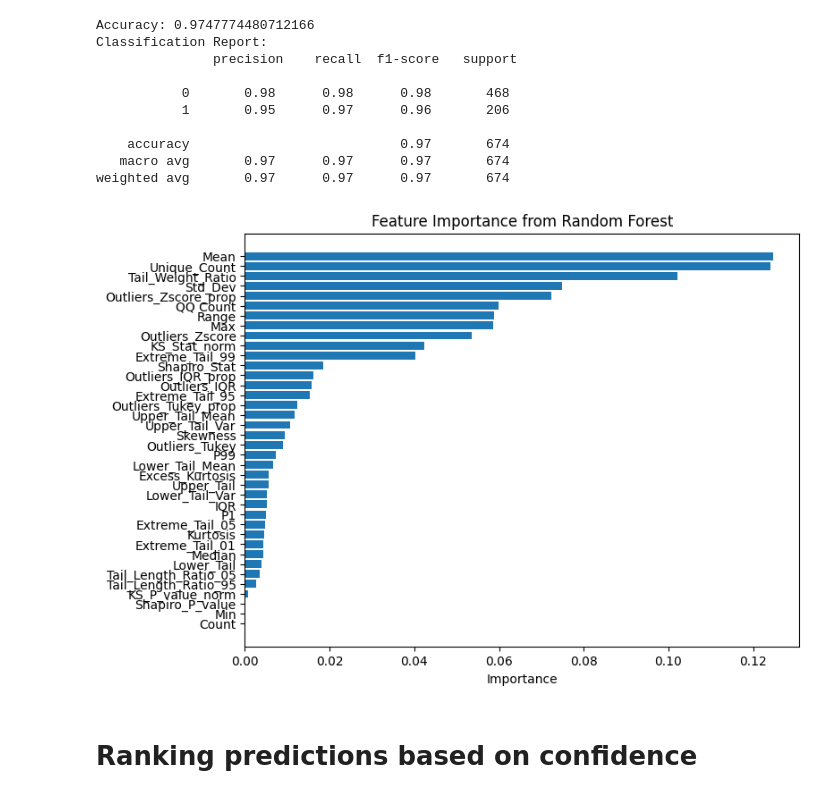
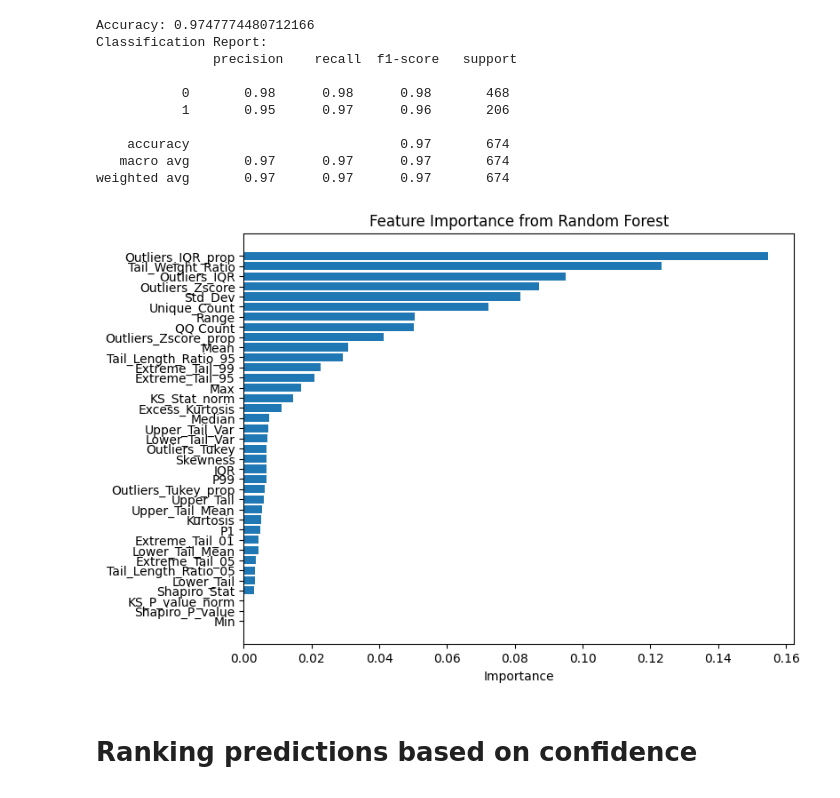
Before and after one commit to chan-cee/wafers, a Jupyter notebook: Luna/Modelling/Luna Modelling.ipynb, the cells around one changed output. Drawn from its saved outputs; the diff is of its cells as text; code cells hidden in the pictures.

Commit message:
abstract split column and update model

```diff
--- a/Luna/Modelling/Luna Modelling.ipynb
+++ b/Luna/Modelling/Luna Modelling.ipynb
@@ -103,7 +83,7 @@ from imblearn.over_sampling import SMOTE
 smote = SMOTE(random_state=42)
 X_train_smote, y_train_smote = smote.fit_resample(X_train, y_train)
 # %%
-model_smote = RandomForestClassifier() # class_weight={0: 1, 1: 10}
+model_smote = RandomForestClassifier(class_weight={0: 1, 1: 5}) # class_weight={0: 1, 1: 10}
 model_smote.fit(X_train_smote, y_train_smote)
 
 y_pred_smote = model_smote.predict(X_test)
@@ -325,22 +305,22 @@ weighted avg       0.97      0.97      0.97       674
 # %%
 import pandas as pd
 import matplotlib as plt
 
 importances = model_smote.feature_importances_
 
 importance_df = pd.DataFrame({
-    'Feature': X_train_smote.columns,
+    'Feature': X_train.columns,
     'Importance': importances
 }).sort_values(by='Importance', ascending=True)
 
 import matplotlib.pyplot as plt
 plt.figure(figsize=(8, 6))
 plt.barh(importance_df['Feature'], importance_df['Importance'])
 plt.xlabel('Importance')
 plt.title('Feature Importance from Random Forest')
 plt.show()
 # %% [output]
-[figure, old version]
+[figure, new version]
 # %% [markdown]
 # Ranking predictions based on confidence
 # %%
```
Also changed, not shown: parts of 7 cells of this notebook, 3 other files.
